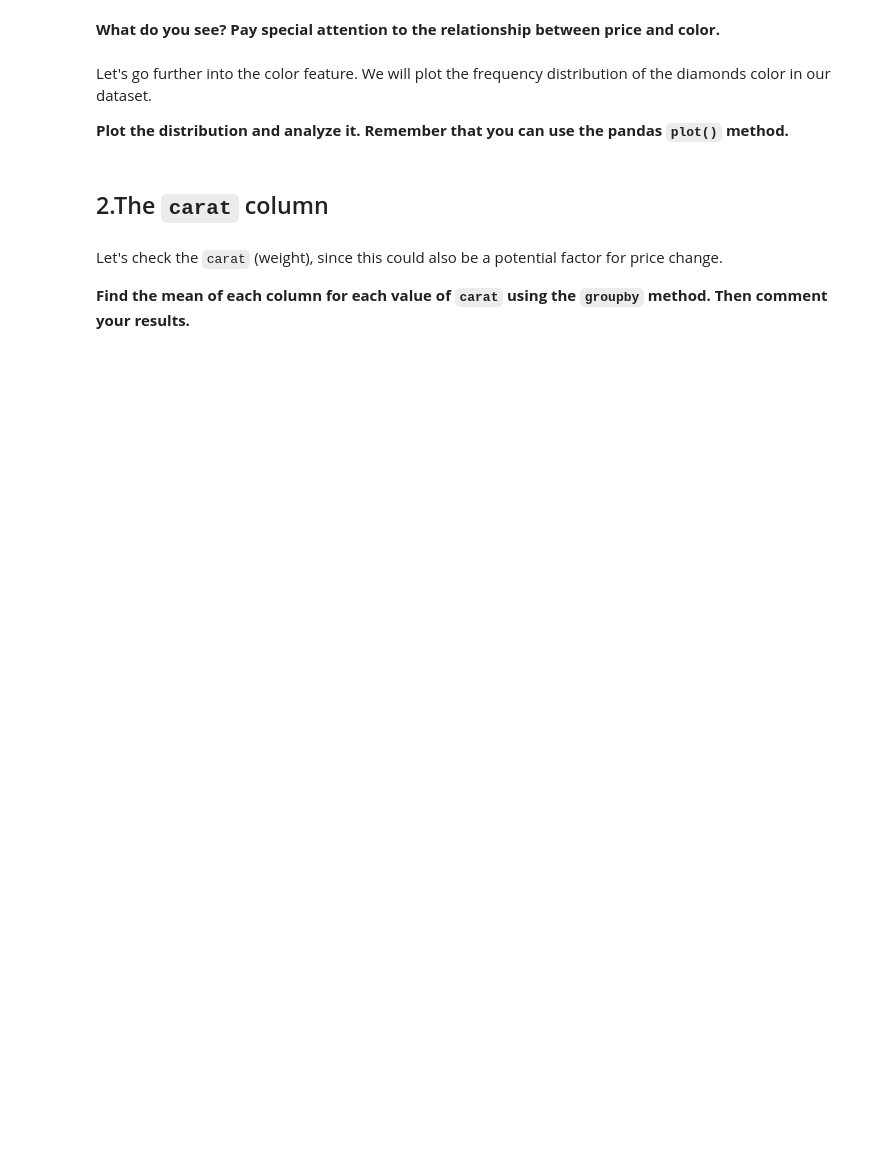
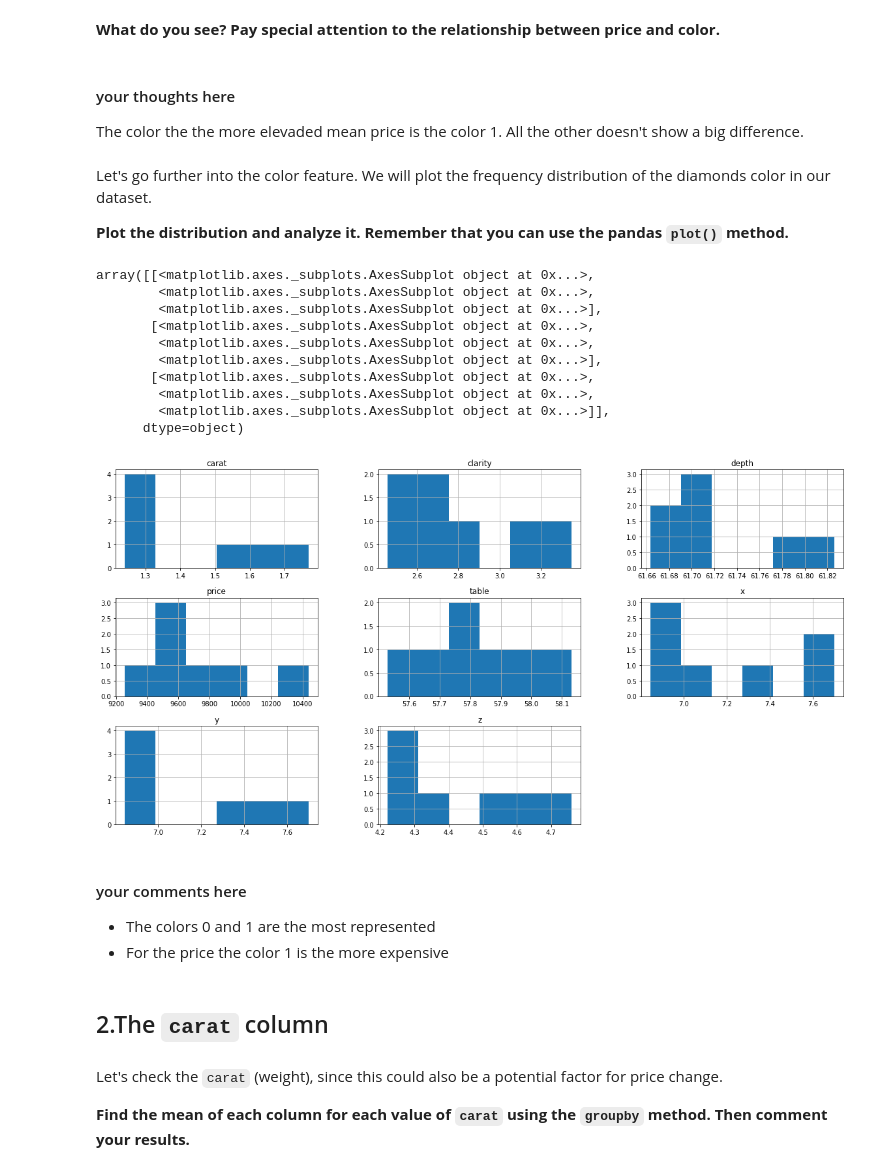
Before and after one commit to ta-data-lis/M2-mini-project1, a Jupyter notebook: 2.-EDA.ipynb, the cells around one changed output. Cells and saved outputs as stored; diff of their text form; code cells hidden in the pictures; blank space fills up the shorter version.

```diff
--- a/2.-EDA.ipynb
+++ b/2.-EDA.ipynb
@@ -34,3 +49,5 @@ First, let's look at the color column.
 **For each different color, find the mean of each column. You should have a matrix with every color as rows and the columns `carat`, `clarity`, etc as columns.**
 # %%
 #your code here
+color = diamonds.groupby("color").mean()
+color
@@ -41,6 +66,22 @@ First, let's look at the color column.
+# %% [markdown]
+#### your thoughts here
+The color the the more elevaded mean price is the color 1. All the other doesn't show a big difference.
 # %% [markdown]
 Let's go further into the color feature. We will plot the frequency distribution of the diamonds color in our dataset.
 
 **Plot the distribution and analyze it. Remember that you can use the pandas `plot()` method.**
 # %%
 #your code here
+color.hist(bins = 6, figsize=(20,10))
+# %% [output]
+array([[<matplotlib.axes._subplots.AxesSubplot object at 0x...>,
+        <matplotlib.axes._subplots.AxesSubplot object at 0x...>,
+        <matplotlib.axes._subplots.AxesSubplot object at 0x...>],
+       [<matplotlib.axes._subplots.AxesSubplot object at 0x...>,
+        <matplotlib.axes._subplots.AxesSubplot object at 0x...>,
+        <matplotlib.axes._subplots.AxesSubplot object at 0x...>],
+       [<matplotlib.axes._subplots.AxesSubplot object at 0x...>,
+        <matplotlib.axes._subplots.AxesSubplot object at 0x...>,
+        <matplotlib.axes._subplots.AxesSubplot object at 0x...>]],
+      dtype=object)
+[figure, added]
@@ -49,3 +88,8 @@ Let's go further into the color feature. We will plot the frequency distribution
+# %% [markdown]
+#### your comments here
+
+- The colors 0 and 1 are the most represented
+- For the price the color 1 is the more expensive
 # %% [markdown]
 ## 2.The `carat` column
 # %% [markdown]
```
Also changed, not shown: parts of 30 cells of this notebook.
